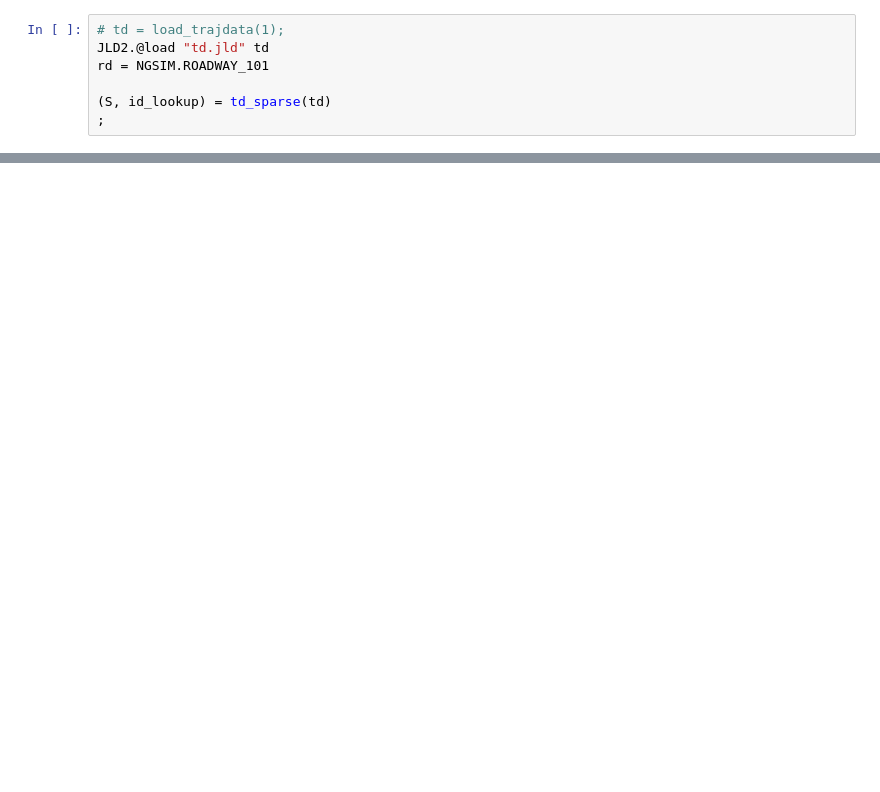
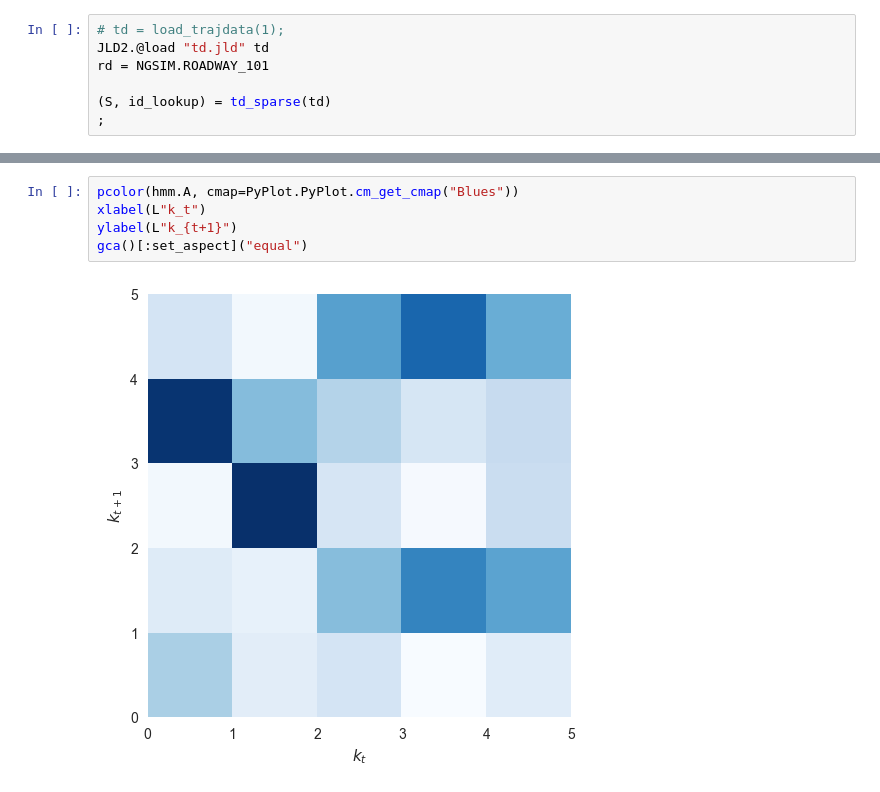
Before and after one commit to hamzaelsaawy/chmms, a Jupyter notebook: ngsim_em.ipynb, the cells around one changed output, grey strips where cells are left out. Drawn from its saved outputs; the diff is of its cells as text; blank space fills up the shorter version.

```diff
--- a/ngsim_em.ipynb
+++ b/ngsim_em.ipynb
@@ -150,0 +54,7 @@ data_likelihood! (generic function with 1 method)
+# %%
+pcolor(hmm.A, cmap=PyPlot.PyPlot.cm_get_cmap("Blues"))
+xlabel(L"k_t")
+ylabel(L"k_{t+1}")
+gca()[:set_aspect]("equal")
+# %% [output]
+[figure, added]
```
Also changed, not shown: parts of 13 cells of this notebook, 5 other files.
